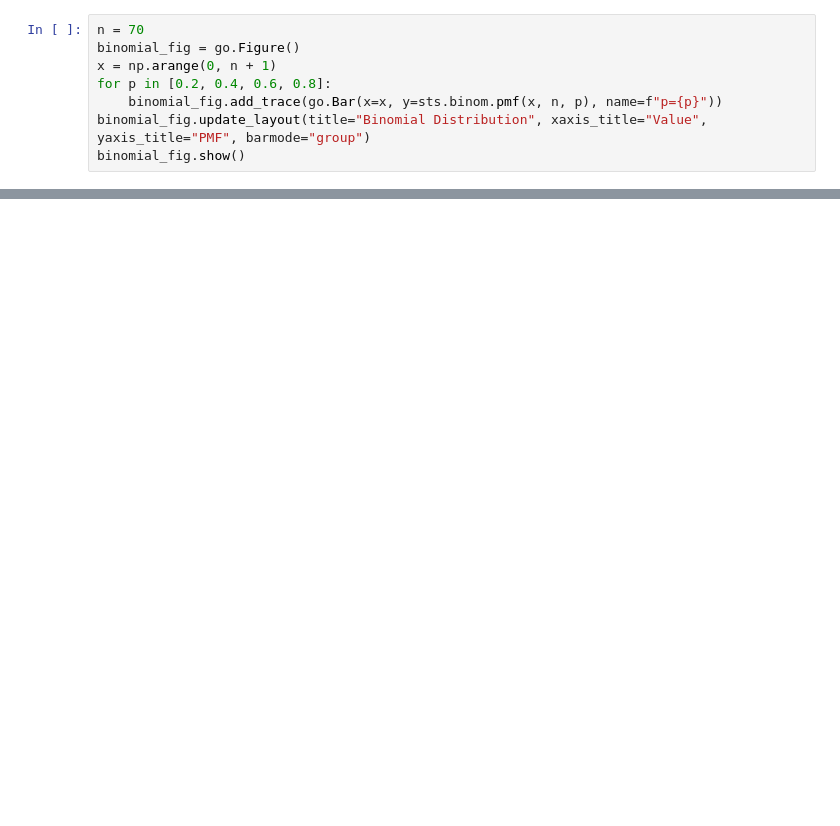
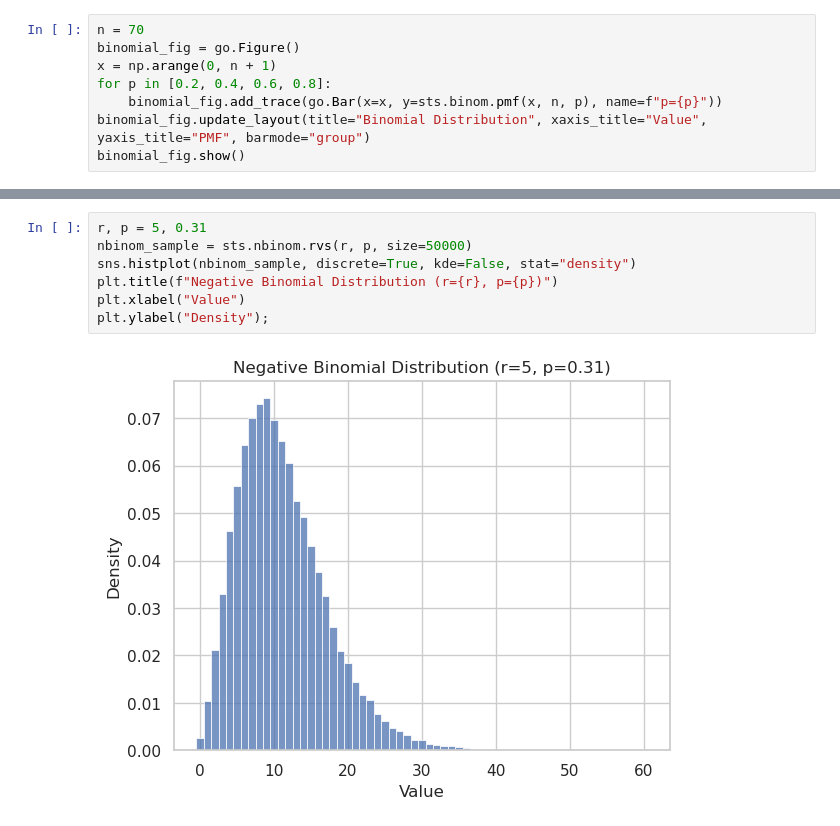
Before and after one commit to crissyro/kaggle_projects, a Jupyter notebook: notebooks/statistical_distributions.ipynb, the cells around one changed output, grey strips where cells are left out. Cells and saved outputs as stored; diff of their text form; blank space fills up the shorter version.

```diff
--- a/notebooks/statistical_distributions.ipynb
+++ b/notebooks/statistical_distributions.ipynb
@@ -59,0 +76,9 @@ binomial_fig.show()
+# %%
+r, p = 5, 0.31
+nbinom_sample = sts.nbinom.rvs(r, p, size=50000)
+sns.histplot(nbinom_sample, discrete=True, kde=False, stat="density")
+plt.title(f"Negative Binomial Distribution (r={r}, p={p})")
+plt.xlabel("Value")
+plt.ylabel("Density");
+# %% [output]
+[figure, added]
```
Also changed, not shown: parts of 4 cells of this notebook.
